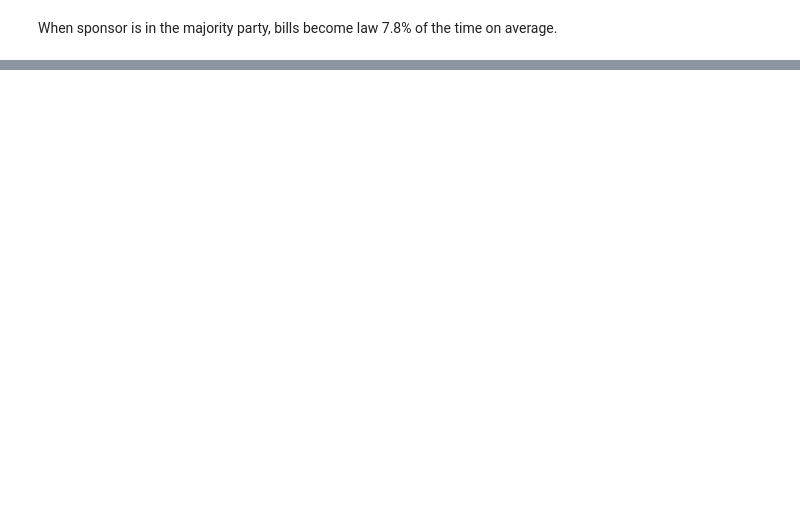
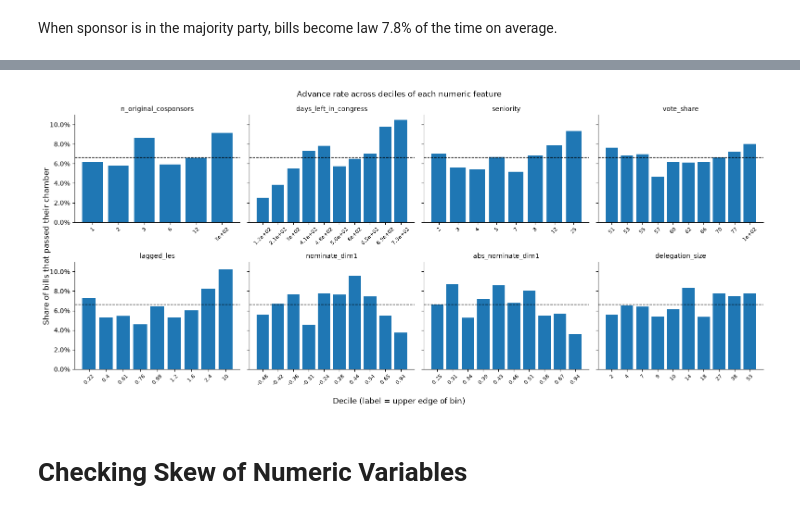
Before and after one commit to evanblizzard/ds_6021_final_project, a Jupyter notebook: Notebooks/Exploratory_Data_Analysis.ipynb, the cells around one changed output, grey strips where cells are left out. Cells and saved outputs as stored; diff of their text form; code cells hidden in the pictures; blank space fills up the shorter version.

```diff
--- a/Notebooks/Exploratory_Data_Analysis.ipynb
+++ b/Notebooks/Exploratory_Data_Analysis.ipynb
@@ -57,0 +91,4 @@ plt.show()
+# %%
+
+for col in ['origin_chamber', 'type', 'sponsor_party', 'policy_area']:
+    plot_cat_rate(col)
@@ -57,0 +100,36 @@ plt.show()
+# %%
+# AI USAGE FLAG - consult README.md
+
+# pass rate by numeric features
+overall = df['advanced'].mean()
+numeric_cols = ['n_original_cosponsors', 'days_left_in_congress', 'seniority',
+                'vote_share', 'lagged_les', 'nominate_dim1',
+                'abs_nominate_dim1', 'delegation_size']
+
+fig, axes = plt.subplots(2, 4, figsize=(16, 7), sharey=True) # make an empty grid of panels  - 2 row by 4 column grid (8 numeric features)
+
+for ax, col in zip(axes.flat, numeric_cols): # axes.flat lays 2x4 grid as sequence of 8 panels (with zip to pair them up: panel 1 with n cosponsors, panel 2 with days left in congress, etc)
+                                            # each pass has ax as one panel and col as feature to draw on it
+    bins = pd.qcut(df[col], q=10, duplicates='drop') # return new column of labels (one per bill) with qcut labeling every bill with range its val falls into
+    stats = df.groupby(bins, observed=True)['advanced'].mean() # groups bills by bin label, takes mean of advanced in each group (mean is share of bills that advanced)
+    # stats is a series - index is bin ranges, values are rates
+    ax.bar(range(len(stats)), stats.values) # draw bars: range(len(stats)) gives 0, 1, 2, ..., 7 - x-positions of bars. stats.values gives bar heights
+    ax.set_xticks(range(len(stats)), # bars are at 0-7 (meaningless) so add a text label at each position
+                  [f"{iv.right:.2g}" for iv in stats.index], # stats.index is bin ranges (each one is an interval, and iv.right is its upper edge)
+                  # example: seniority is ['2', '3', ... '25'] so label 12 means seniority 9-12. rotation so labels don't overlap
+                  rotation=45, fontsize=8) # label = upper
+    ax.axhline(overall, color='black', linestyle="--", linewidth=1) # reference line - bars above are bins that advance more often than average
+    ax.set_title(col, fontsize=10) # put feature name on panel
+    ax.spines[['top', 'right']].set_visible(False)
+
+axes[0, 0].yaxis.set_major_formatter(plt.matplotlib.ticker.PercentFormatter(1)) # show y axis as percentages instead of proportions
+fig.supylabel("Share of bills that passed their chamber")
+fig.supxlabel("Decile (label = upper edge of bin)")
+fig.suptitle("Advance rate across deciles of each numeric feature")
+fig.tight_layout()
+plt.savefig("../figures/eda_numeric_advance.png", dpi=150, bbox_inches="tight")
+plt.show()
+# %% [output]
+[figure, added]
+# %% [markdown]
+# Checking Skew of Numeric Variables
```
Also changed, not shown: parts of 16 cells of this notebook, 3 other files.
